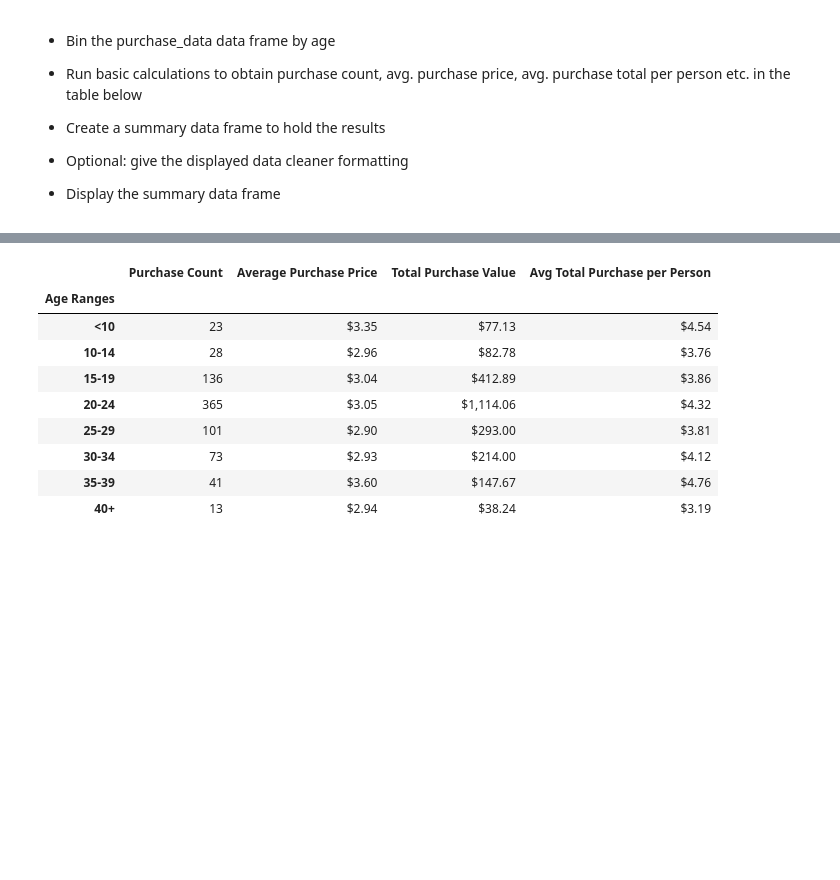
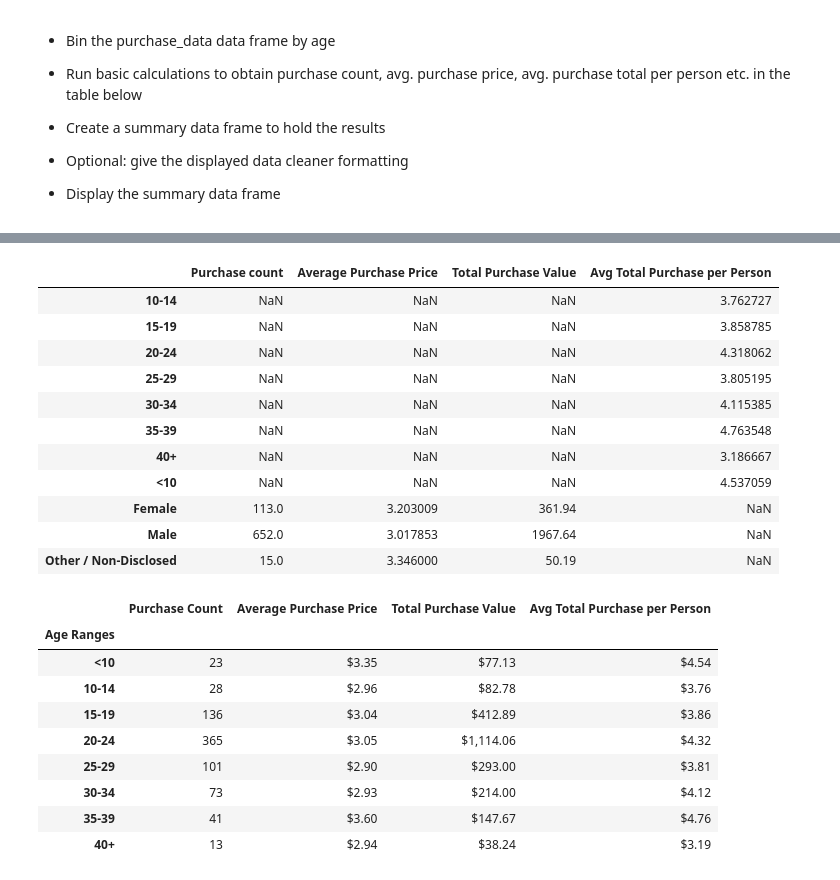
Before and after one commit to E-Weber/pandas-challenge, a Jupyter notebook: HeroesOfPymoli/HeroesOfPymoli_starter.ipynb, the cells around one changed output, grey strips where cells are left out. Cells and saved outputs as stored; diff of their text form; code cells hidden in the pictures; blank space fills up the shorter version.

Commit message:
purch analysis (age) progress

```diff
--- a/HeroesOfPymoli/HeroesOfPymoli_starter.ipynb
+++ b/HeroesOfPymoli/HeroesOfPymoli_starter.ipynb
@@ -264,3 +264,6 @@ age_demo
 
 
 * Display the summary data frame
+# %%
+purch_count = by_gen["Age"].count()
+purch_count
@@ -266,0 +276,3 @@ age_demo
+# %%
+avg_price = by_gen['Price'].mean()
+avg_price
@@ -266,0 +285,3 @@ age_demo
+# %%
+total_purch = by_gen["Price"].sum()
+total_purch
@@ -266,0 +294,3 @@ age_demo
+# %%
+avg_purch_person = age_grouped["Price"].sum()/members
+avg_purch_person
@@ -267,3 +308,19 @@ age_demo
+# %%
+age_purch_analysis = pd.DataFrame({"Purchase count":purch_count, "Average Purchase Price":avg_price, "Total Purchase Value": total_purch,"Avg Total Purchase per Person":avg_purch_person})
+age_purch_analysis
+# %% [output]
+|  | Purchase count | Average Purchase Price | Total Purchase Value | Avg Total Purchase per Person |
+| 10-14 | NaN | NaN | NaN | 3.762727 |
+| 15-19 | NaN | NaN | NaN | 3.858785 |
+| 20-24 | NaN | NaN | NaN | 4.318062 |
+| 25-29 | NaN | NaN | NaN | 3.805195 |
+| 30-34 | NaN | NaN | NaN | 4.115385 |
+| 35-39 | NaN | NaN | NaN | 4.763548 |
+| 40+ | NaN | NaN | NaN | 3.186667 |
+| <10 | NaN | NaN | NaN | 4.537059 |
+| Female | 113.0 | 3.203009 | 361.94 | NaN |
+| Male | 652.0 | 3.017853 | 1967.64 | NaN |
+| Other / Non-Disclosed | 15.0 | 3.346000 | 50.19 | NaN |
 # %%
 # %% [output]
 |  | Purchase Count | Average Purchase Price | Total Purchase Value | Avg Total Purchase per Person |
```
Also changed, not shown: parts of 4 cells of this notebook.
